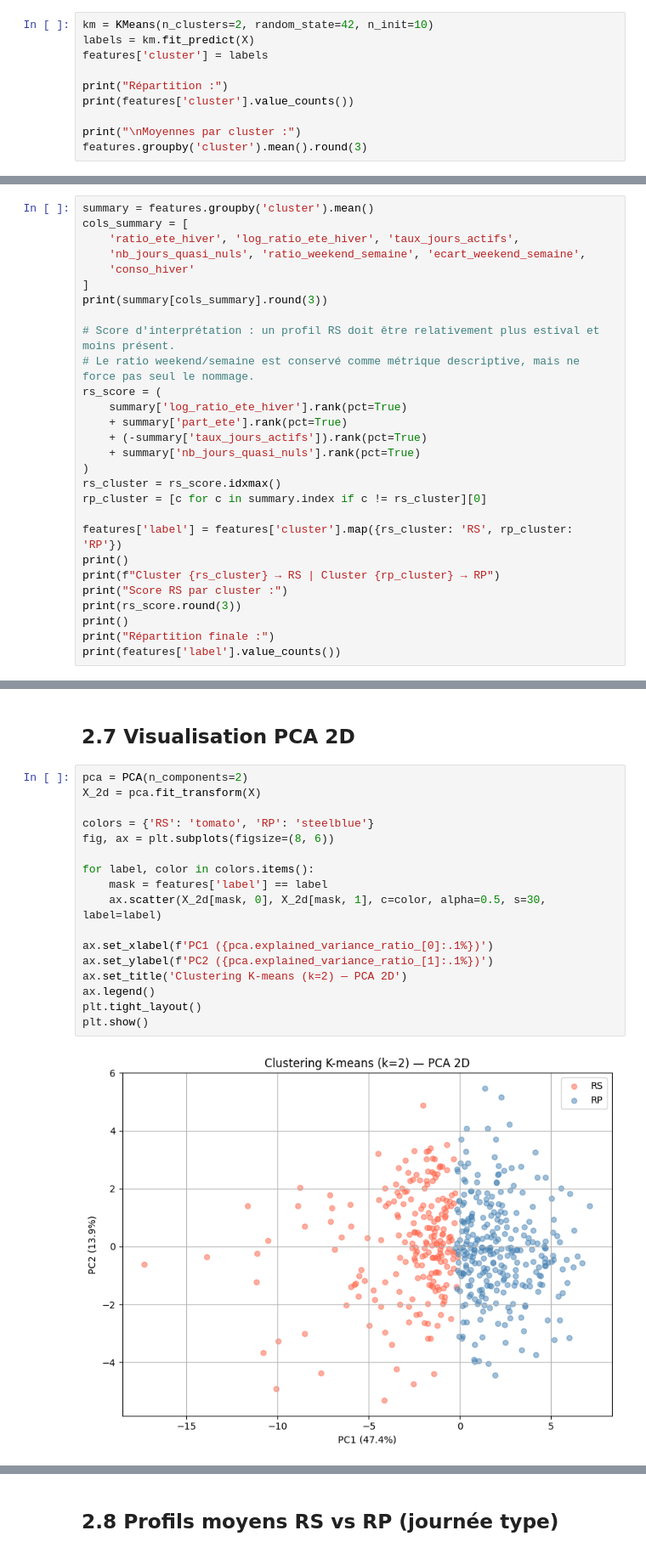
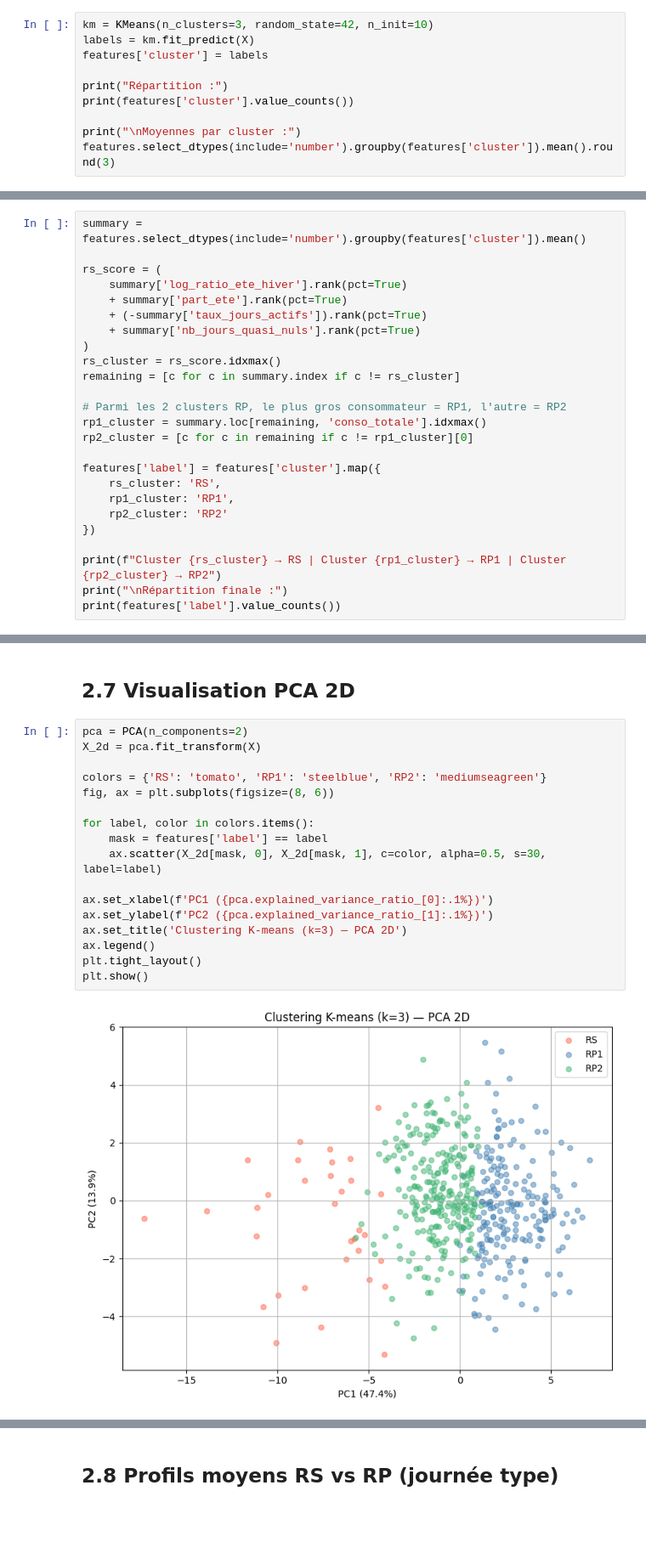
Before and after one commit to tommasoaloisi2larderel/Hackathon, a Jupyter notebook: notebooks/02_clustering.ipynb, the cells around one changed output, grey strips where cells are left out. Shown at 85% size. Drawn from its saved outputs; the diff is of its cells as text; blank space fills up the shorter version.

Commit message:
kmeans3

```diff
--- a/notebooks/02_clustering.ipynb
+++ b/notebooks/02_clustering.ipynb
@@ -150,5 +150,5 @@ Pour l'objectif métier RS/RP, on conserve volontairement k=2 dans la suite.
 # %%
-km = KMeans(n_clusters=2, random_state=42, n_init=10)
+km = KMeans(n_clusters=3, random_state=42, n_init=10)
 labels = km.fit_predict(X)
 features['cluster'] = labels
 
@@ -156,7 +156,7 @@ print("Répartition :")
 print(features['cluster'].value_counts())
 
 print("\nMoyennes par cluster :")
-features.groupby('cluster').mean().round(3)
+features.select_dtypes(include='number').groupby(features['cluster']).mean().round(3)
 # %% [output]
 Répartition :
 cluster
@@ -176,16 +178,8 @@ Hypothèse métier utilisée pour nommer les clusters :
 - **RS (Résidence Secondaire)** : saisonnalité été/hiver plus élevée et présence annuelle plus intermittente.
 - **RP (Résidence Principale)** : présence plus régulière et consommation hivernale plus marquée pour RES2.
 # %%
-summary = features.groupby('cluster').mean()
-cols_summary = [
-    'ratio_ete_hiver', 'log_ratio_ete_hiver', 'taux_jours_actifs',
-    'nb_jours_quasi_nuls', 'ratio_weekend_semaine', 'ecart_weekend_semaine',
-    'conso_hiver'
-]
-print(summary[cols_summary].round(3))
+summary = features.select_dtypes(include='number').groupby(features['cluster']).mean()
 
-# Score d'interprétation : un profil RS doit être relativement plus estival et moins présent.
-# Le ratio weekend/semaine est conservé comme métrique descriptive, mais ne force pas seul le nommage.
 rs_score = (
     summary['log_ratio_ete_hiver'].rank(pct=True)
     + summary['part_ete'].rank(pct=True)
@@ -193,14 +187,19 @@ rs_score = (
     + summary['nb_jours_quasi_nuls'].rank(pct=True)
 )
 rs_cluster = rs_score.idxmax()
-rp_cluster = [c for c in summary.index if c != rs_cluster][0]
+remaining = [c for c in summary.index if c != rs_cluster]
 
-features['label'] = features['cluster'].map({rs_cluster: 'RS', rp_cluster: 'RP'})
-print()
-print(f"Cluster {rs_cluster} → RS | Cluster {rp_cluster} → RP")
-print("Score RS par cluster :")
-print(rs_score.round(3))
-print()
-print("Répartition finale :")
+# Parmi les 2 clusters RP, le plus gros consommateur = RP1, l'autre = RP2
+rp1_cluster = summary.loc[remaining, 'conso_totale'].idxmax()
+rp2_cluster = [c for c in remaining if c != rp1_cluster][0]
+
+features['label'] = features['cluster'].map({
+    rs_cluster: 'RS',
+    rp1_cluster: 'RP1',
+    rp2_cluster: 'RP2'
+})
+
+print(f"Cluster {rs_cluster} → RS | Cluster {rp1_cluster} → RP1 | Cluster {rp2_cluster} → RP2")
+print("\nRépartition finale :")
 print(features['label'].value_counts())
 # %% [output]
@@ -226,19 +216,19 @@ Name: count, dtype: int64
 # %%
 pca = PCA(n_components=2)
 X_2d = pca.fit_transform(X)
 
-colors = {'RS': 'tomato', 'RP': 'steelblue'}
+colors = {'RS': 'tomato', 'RP1': 'steelblue', 'RP2': 'mediumseagreen'}
 fig, ax = plt.subplots(figsize=(8, 6))
 
 for label, color in colors.items():
     mask = features['label'] == label
     ax.scatter(X_2d[mask, 0], X_2d[mask, 1], c=color, alpha=0.5, s=30, label=label)
 
 ax.set_xlabel(f'PC1 ({pca.explained_variance_ratio_[0]:.1%})')
 ax.set_ylabel(f'PC2 ({pca.explained_variance_ratio_[1]:.1%})')
-ax.set_title('Clustering K-means (k=2) — PCA 2D')
+ax.set_title('Clustering K-means (k=3) — PCA 2D')
 ax.legend()
 plt.tight_layout()
 plt.show()
 # %% [output]
-[figure, old version]
+[figure, new version]
```
Also changed, not shown: parts of 7 cells of this notebook.
